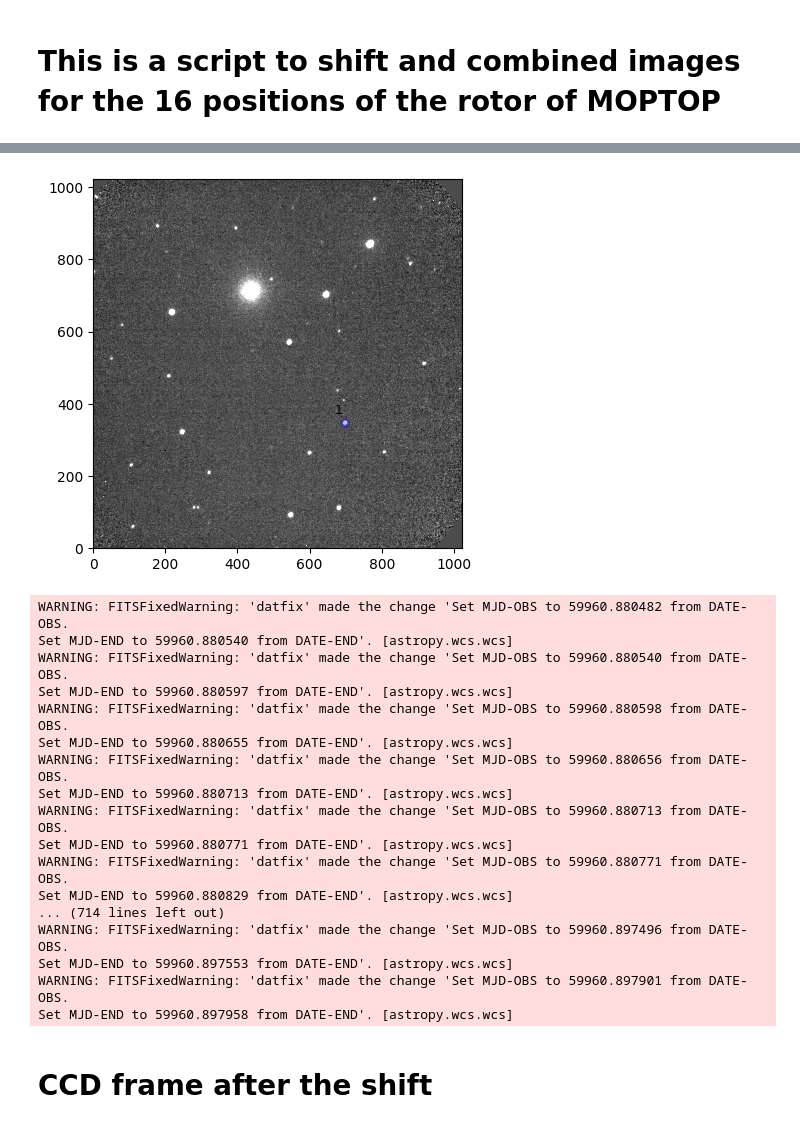
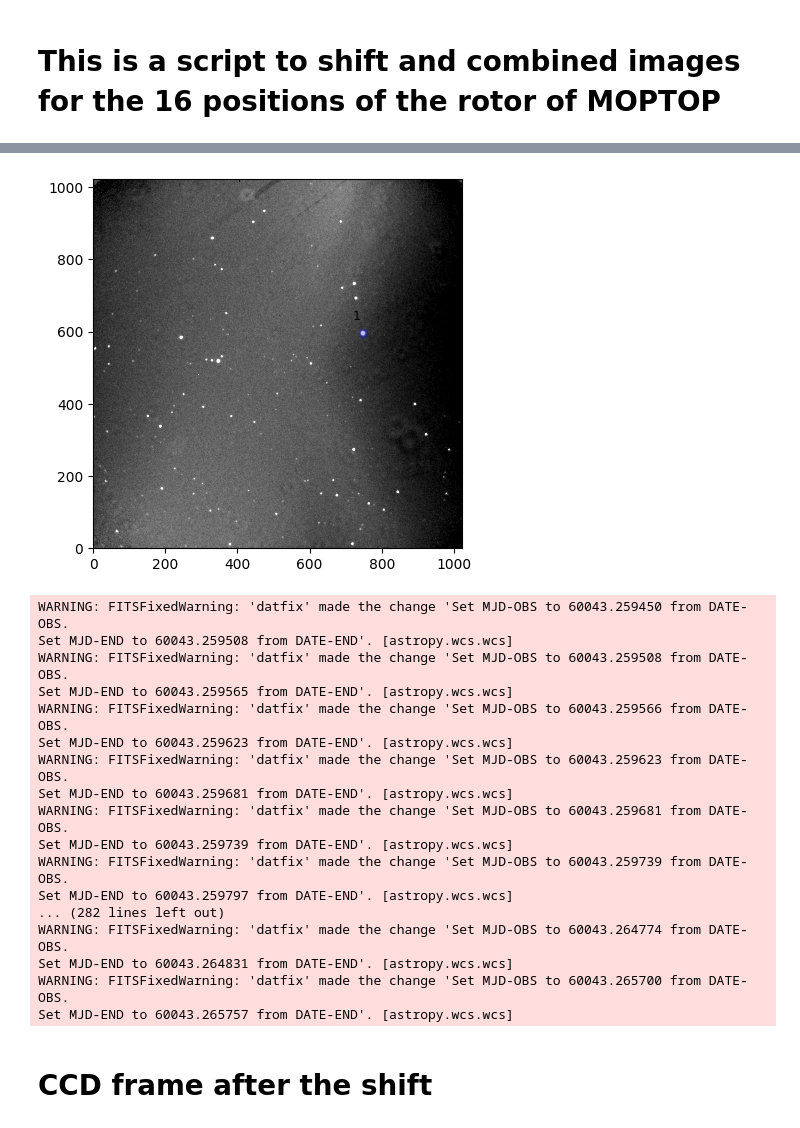
Before and after one commit to DBernardes/Tools-for-the-MOPTOP-pipeline-products, a Jupyter notebook: shift_and_combine_images.ipynb, the cells around one changed output, grey strips where cells are left out. Saved outputs shown, nothing was run; the diff lists cells and outputs as text; code cells hidden in the pictures.

```diff
--- a/shift_and_combine_images.ipynb
+++ b/shift_and_combine_images.ipynb
@@ -10,9 +10,9 @@ from copy import copy
 import astropy.io.fits as fits
 import numpy as np
 
-star_name = "GRB 1149293"
-_set = "first"
-camera = 3
+star_name = "GRB 1163401"
+_set = "third"
+camera = 4
 max_size = 10
 src_path = os.path.join(
     "..",
@@ -33,7 +33,7 @@ objects = {
     "dec": df[f"dec_cam{camera}"],
 }
 
-file = os.path.join(src_path, "3_e_20230116_19_1_1_1.fits")
+file = os.path.join(src_path, "4_e_20230408_12_1_1_1.fits")
 image = fits.getdata(file)
 median = np.median(image)
 std = np.median(np.abs(image - median))
@@ -59,4 +59,4 @@ Set MJD-END to 59960.880482 from DATE-END'. [astropy.wcs.wcs]
-[figure, old version]
+[figure, new version]
 # %%
 coords = {
     "run_num": [],
@@ -97,23 +97,23 @@ csv_file = os.path.join(src_path, "..", "setup", f"coords_over_series.csv")
 df.sort_values(by=["run_num"])
 df.to_csv(csv_file, index=False)
 # %% [output]
-WARNING: FITSFixedWarning: 'datfix' made the change 'Set MJD-OBS to 59960.880482 from DATE-OBS.
-Set MJD-END to 59960.880540 from DATE-END'. [astropy.wcs.wcs]
-WARNING: FITSFixedWarning: 'datfix' made the change 'Set MJD-OBS to 59960.880540 from DATE-OBS.
-Set MJD-END to 59960.880597 from DATE-END'. [astropy.wcs.wcs]
-WARNING: FITSFixedWarning: 'datfix' made the change 'Set MJD-OBS to 59960.880598 from DATE-OBS.
-Set MJD-END to 59960.880655 from DATE-END'. [astropy.wcs.wcs]
-WARNING: FITSFixedWarning: 'datfix' made the change 'Set MJD-OBS to 59960.880656 from DATE-OBS.
-Set MJD-END to 59960.880713 from DATE-END'. [astropy.wcs.wcs]
-WARNING: FITSFixedWarning: 'datfix' made the change 'Set MJD-OBS to 59960.880713 from DATE-OBS.
-Set MJD-END to 59960.880771 from DATE-END'. [astropy.wcs.wcs]
-WARNING: FITSFixedWarning: 'datfix' made the change 'Set MJD-OBS to 59960.880771 from DATE-OBS.
-Set MJD-END to 59960.880829 from DATE-END'. [astropy.wcs.wcs]
-... (714 lines left out)
-WARNING: FITSFixedWarning: 'datfix' made the change 'Set MJD-OBS to 59960.897496 from DATE-OBS.
-Set MJD-END to 59960.897553 from DATE-END'. [astropy.wcs.wcs]
-WARNING: FITSFixedWarning: 'datfix' made the change 'Set MJD-OBS to 59960.897901 from DATE-OBS.
-Set MJD-END to 59960.897958 from DATE-END'. [astropy.wcs.wcs]
+WARNING: FITSFixedWarning: 'datfix' made the change 'Set MJD-OBS to 60043.259450 from DATE-OBS.
+Set MJD-END to 60043.259508 from DATE-END'. [astropy.wcs.wcs]
+WARNING: FITSFixedWarning: 'datfix' made the change 'Set MJD-OBS to 60043.259508 from DATE-OBS.
+Set MJD-END to 60043.259565 from DATE-END'. [astropy.wcs.wcs]
+WARNING: FITSFixedWarning: 'datfix' made the change 'Set MJD-OBS to 60043.259566 from DATE-OBS.
+Set MJD-END to 60043.259623 from DATE-END'. [astropy.wcs.wcs]
+WARNING: FITSFixedWarning: 'datfix' made the change 'Set MJD-OBS to 60043.259623 from DATE-OBS.
+Set MJD-END to 60043.259681 from DATE-END'. [astropy.wcs.wcs]
+WARNING: FITSFixedWarning: 'datfix' made the change 'Set MJD-OBS to 60043.259681 from DATE-OBS.
+Set MJD-END to 60043.259739 from DATE-END'. [astropy.wcs.wcs]
+WARNING: FITSFixedWarning: 'datfix' made the change 'Set MJD-OBS to 60043.259739 from DATE-OBS.
+Set MJD-END to 60043.259797 from DATE-END'. [astropy.wcs.wcs]
+... (282 lines left out)
+WARNING: FITSFixedWarning: 'datfix' made the change 'Set MJD-OBS to 60043.264774 from DATE-OBS.
+Set MJD-END to 60043.264831 from DATE-END'. [astropy.wcs.wcs]
+WARNING: FITSFixedWarning: 'datfix' made the change 'Set MJD-OBS to 60043.265700 from DATE-OBS.
+Set MJD-END to 60043.265757 from DATE-END'. [astropy.wcs.wcs]
 # %% [markdown]
 # CCD frame after the shift
 # %%
```
Also changed, not shown: parts of 4 cells of this notebook, 6 other files.
